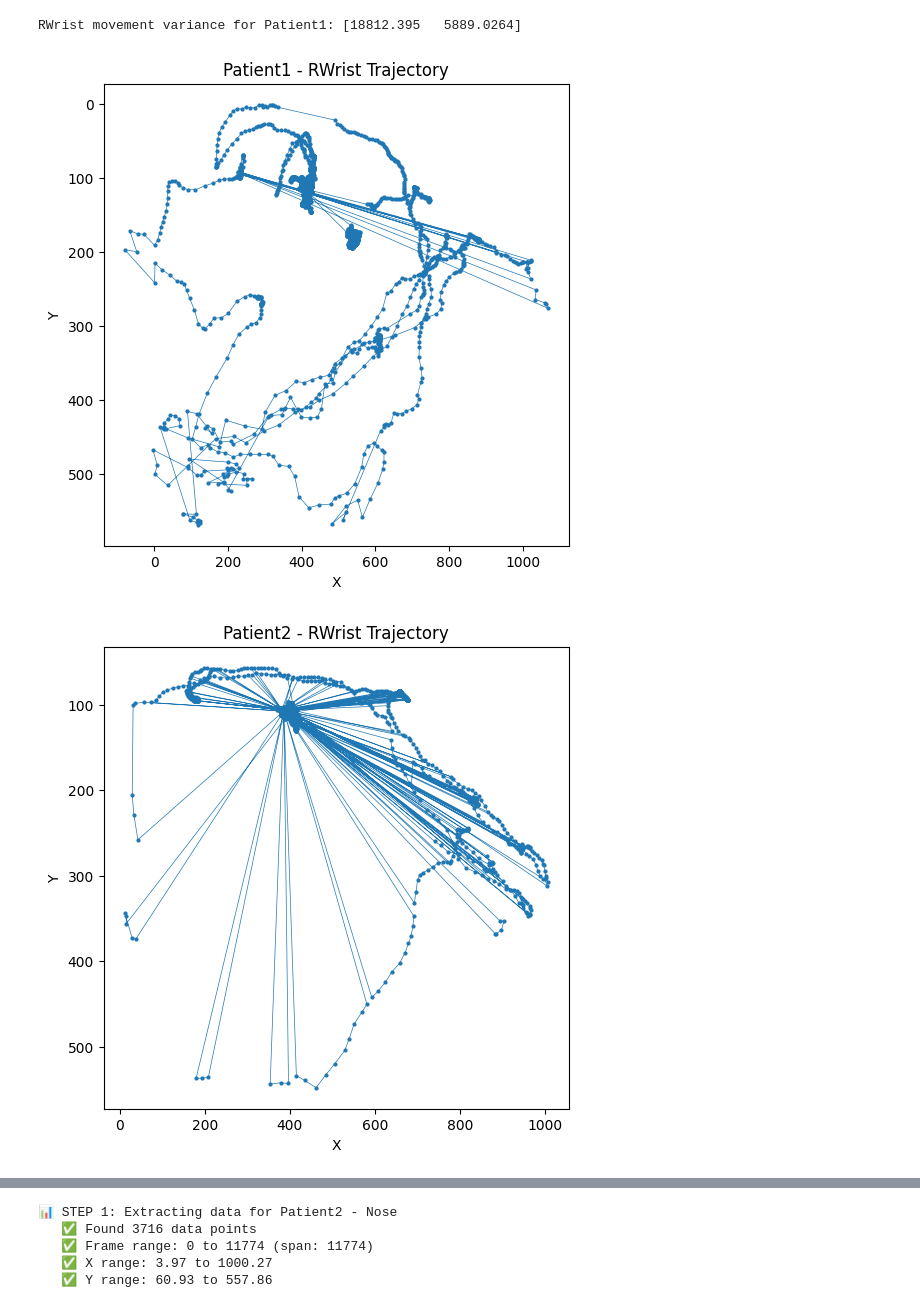
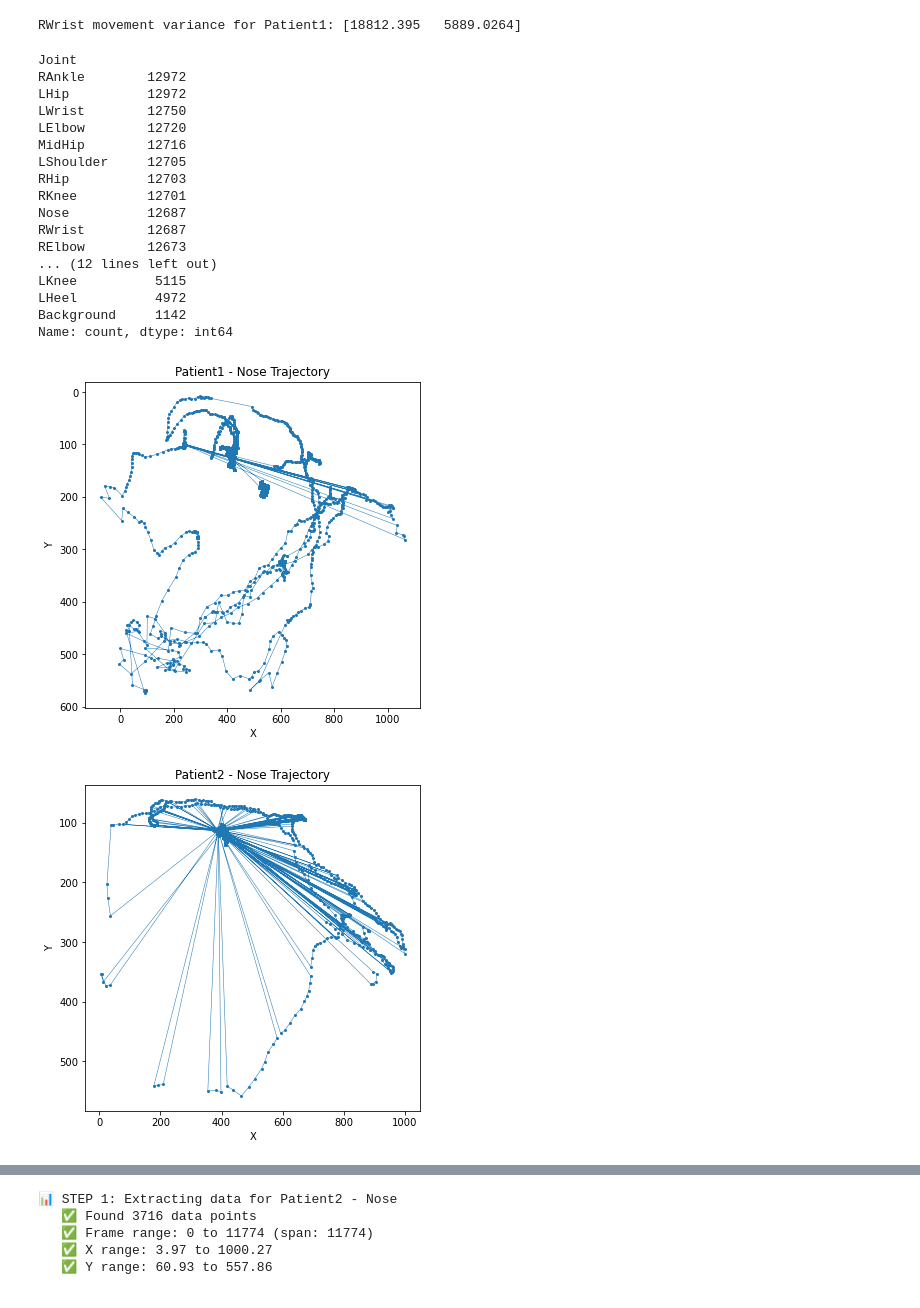
Before and after one commit to LiubovRev/sense_project, a Jupyter notebook: feature_extraction.ipynb, the cells around one changed output, grey strips where cells are left out. Cells and saved outputs as stored; diff of their text form; code cells hidden in the pictures.

```diff
--- a/feature_extraction.ipynb
+++ b/feature_extraction.ipynb
@@ -98,31 +96,48 @@ def plot_joint_trajectory(positions, joint_name, person_id):
     plt.xlabel("X")
     plt.ylabel("Y")
     plt.show()
+# %%
+df.Joint.value_counts()
+# %% [output]
+Joint
+RAnkle        12972
+LHip          12972
+LWrist        12750
+LElbow        12720
+MidHip        12716
+LShoulder     12705
+RHip          12703
+RKnee         12701
+Nose          12687
+RWrist        12687
+RElbow        12673
+... (12 lines left out)
+LKnee          5115
+LHeel          4972
+Background     1142
+Name: count, dtype: int64
 # %%
-import pandas as pd
-import matplotlib.pyplot as plt
-
 # Load the frame-level positions instead of variance
 df = pd.read_csv("joint_positions.csv")
 
 def plot_joint_from_csv(df, patient, joint):
     """Plot trajectory (dots connected with line) for a given patient & joint."""
     subset = df[(df["Patient"] == patient) & (df["Joint"] == joint)]
     if subset.empty:
         print(f"No data found for {patient} - {joint}")
         return
 
     plt.figure(figsize=(6, 6))
-    plt.plot(subset["X"], subset["Y"], marker="o", markersize=2, linewidth=0.5)
+    plt.plot(subset["X"].values, subset["Y"].values, marker="o", markersize=2, linewidth=0.5)
     plt.gca().invert_yaxis()  # Match image coordinates
     plt.title(f"{patient} - {joint} Trajectory")
     plt.xlabel("X")
     plt.ylabel("Y")
     plt.show()
 
-# === Plot RWrist trajectory for all patients ===
+# === Plot joint trajectory for all patients ===
 for patient in df["Patient"].unique():
-    plot_joint_from_csv(df, patient, "RWrist")
+    plot_joint_from_csv(df, patient, "Nose")
 # %% [output]
-[figure, old version]
+[figure, new version]
-[figure, old version]
+[figure, new version]
```
Also changed, not shown: parts of 10 cells of this notebook, 1 other file.
